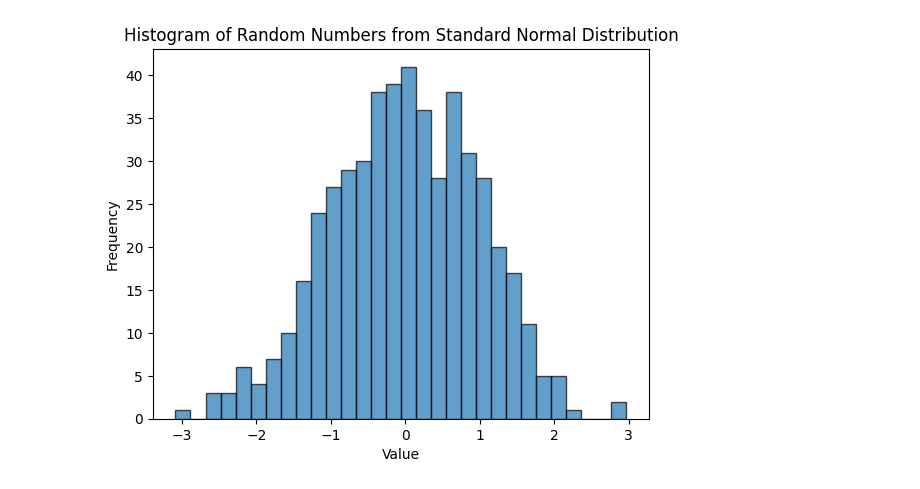
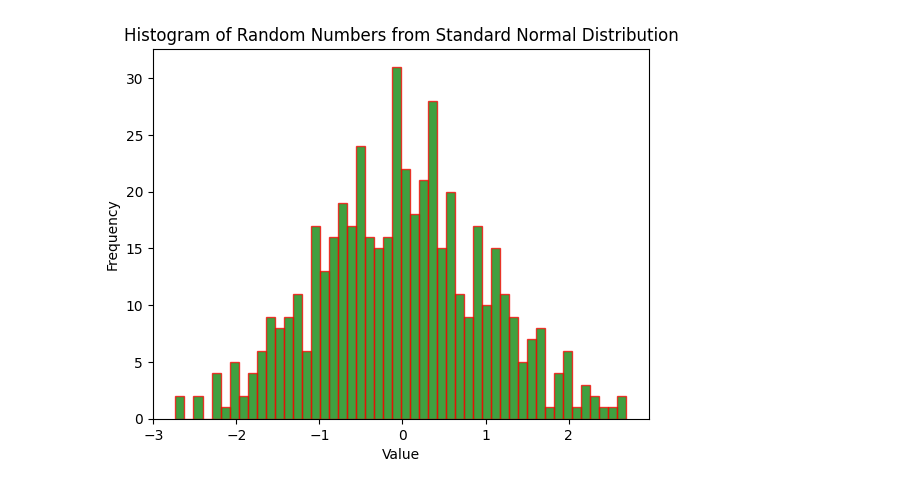
Before and after one commit to Jannatu37/Simulation-and-Modeling-Lab03, a Jupyter notebook: Simulation_and_Modeling_Lab03.ipynb, the cells around one changed output. Cells and saved outputs as stored; diff of their text form; code cells hidden in the pictures.

```diff
--- a/Simulation_and_Modeling_Lab03.ipynb
+++ b/Simulation_and_Modeling_Lab03.ipynb
@@ -41,9 +41,9 @@ print(random_numbers)
 # %%
-random_numbers = np.random.randn(500)
-plt.hist(random_numbers, bins=30, edgecolor='black', alpha=0.7)
+random_numbers = np.random.normal(0,1,500)
+plt.hist(random_numbers, bins=50, edgecolor='red', alpha=0.75, color ='green' )
 plt.title('Histogram of Random Numbers from Standard Normal Distribution')
 plt.xlabel('Value')
 plt.ylabel('Frequency')
 plt.show()
 # %% [output]
-[figure, old version]
+[figure, new version]
```
Also changed, not shown: parts of 3 cells of this notebook.
